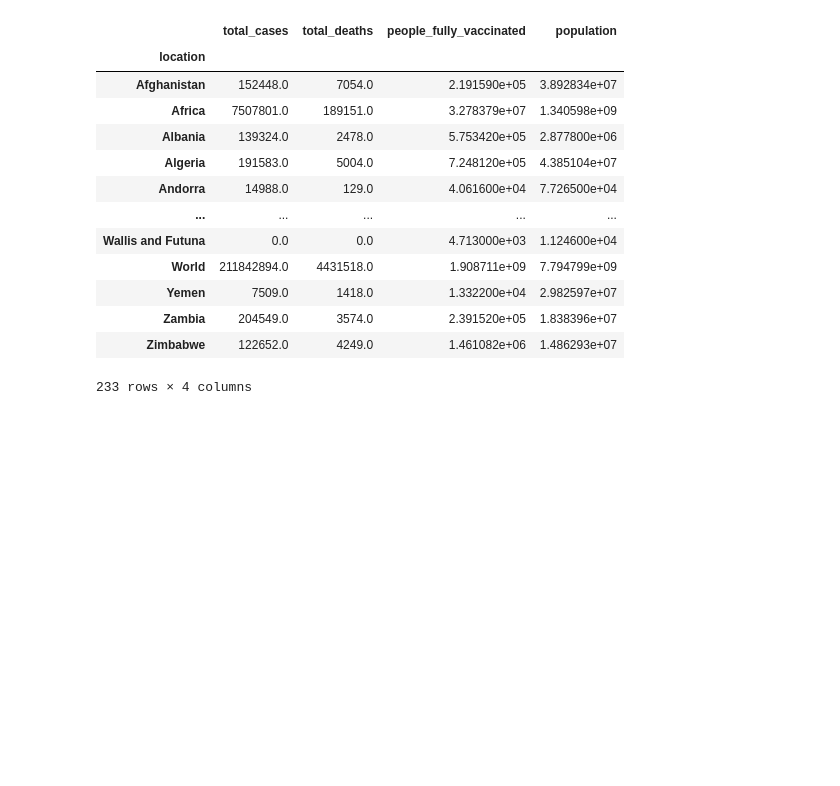
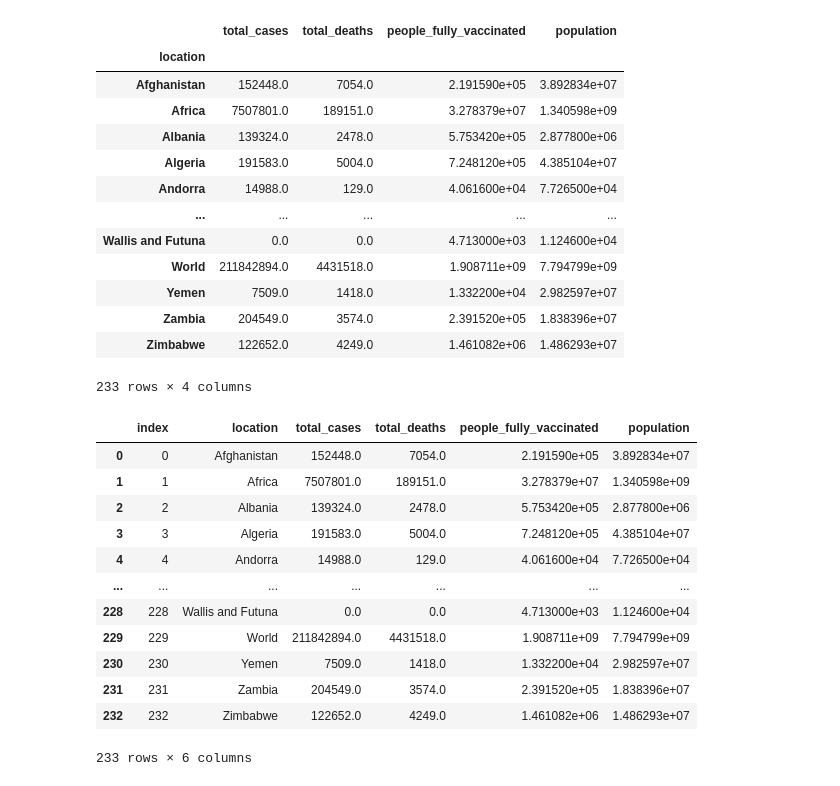
Before and after one commit to snkty8/Test_COVID_Project, a Jupyter notebook: ETL_COVID_dataset.ipynb, the cells around one changed output. Drawn from its saved outputs; the diff is of its cells as text; code cells hidden in the pictures; blank space fills up the shorter version.

Commit message:
reset index

```diff
--- a/ETL_COVID_dataset.ipynb
+++ b/ETL_COVID_dataset.ipynb
@@ -295,3 +295,20 @@ total_cases_per_location
 | Zambia | 204549.0 | 3574.0 | 2.391520e+05 | 1.838396e+07 |
 | Zimbabwe | 122652.0 | 4249.0 | 1.461082e+06 | 1.486293e+07 |
 233 rows × 4 columns
+# %%
+total_cases_per_location.reset_index(level=0, inplace=True)
+total_cases_per_location
+# %% [output]
+|  | index | location | total_cases | total_deaths | people_fully_vaccinated | population |
+| 0 | 0 | Afghanistan | 152448.0 | 7054.0 | 2.191590e+05 | 3.892834e+07 |
+| 1 | 1 | Africa | 7507801.0 | 189151.0 | 3.278379e+07 | 1.340598e+09 |
+| 2 | 2 | Albania | 139324.0 | 2478.0 | 5.753420e+05 | 2.877800e+06 |
+| 3 | 3 | Algeria | 191583.0 | 5004.0 | 7.248120e+05 | 4.385104e+07 |
+| 4 | 4 | Andorra | 14988.0 | 129.0 | 4.061600e+04 | 7.726500e+04 |
+| ... | ... | ... | ... | ... | ... | ... |
+| 228 | 228 | Wallis and Futuna | 0.0 | 0.0 | 4.713000e+03 | 1.124600e+04 |
+| 229 | 229 | World | 211842894.0 | 4431518.0 | 1.908711e+09 | 7.794799e+09 |
+| 230 | 230 | Yemen | 7509.0 | 1418.0 | 1.332200e+04 | 2.982597e+07 |
+| 231 | 231 | Zambia | 204549.0 | 3574.0 | 2.391520e+05 | 1.838396e+07 |
+| 232 | 232 | Zimbabwe | 122652.0 | 4249.0 | 1.461082e+06 | 1.486293e+07 |
+233 rows × 6 columns
```
Also changed, not shown: parts of 2 cells of this notebook, 1 other file.
